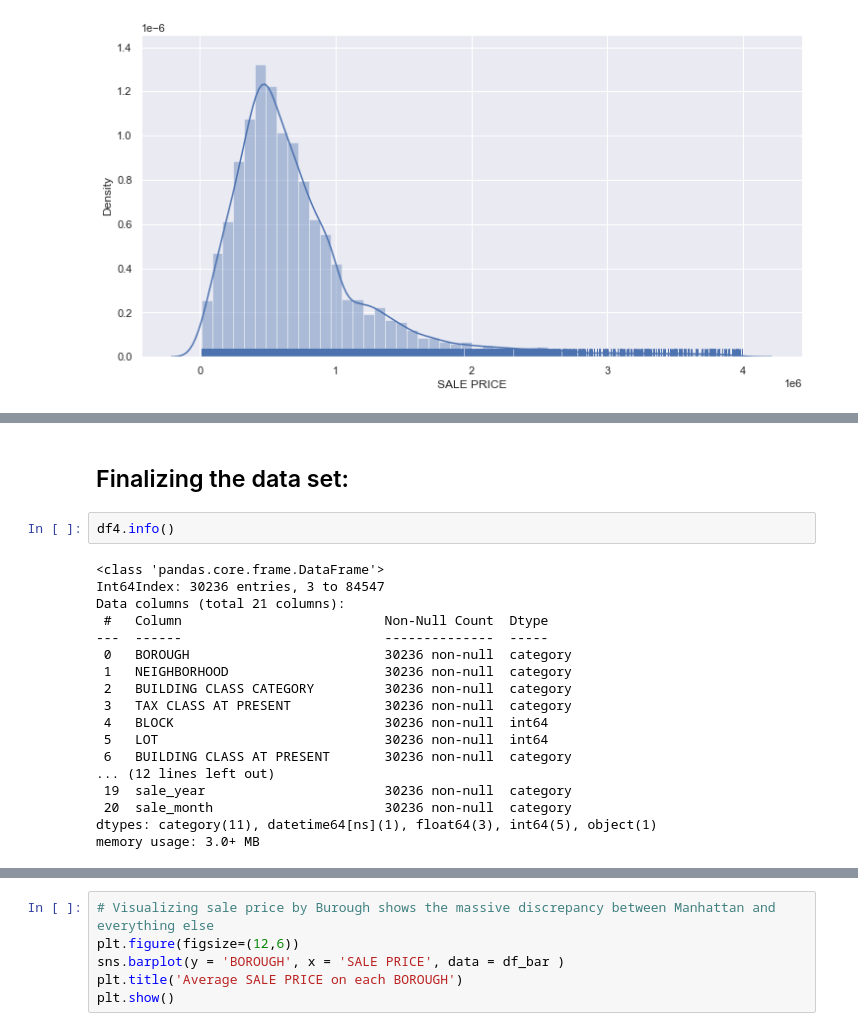
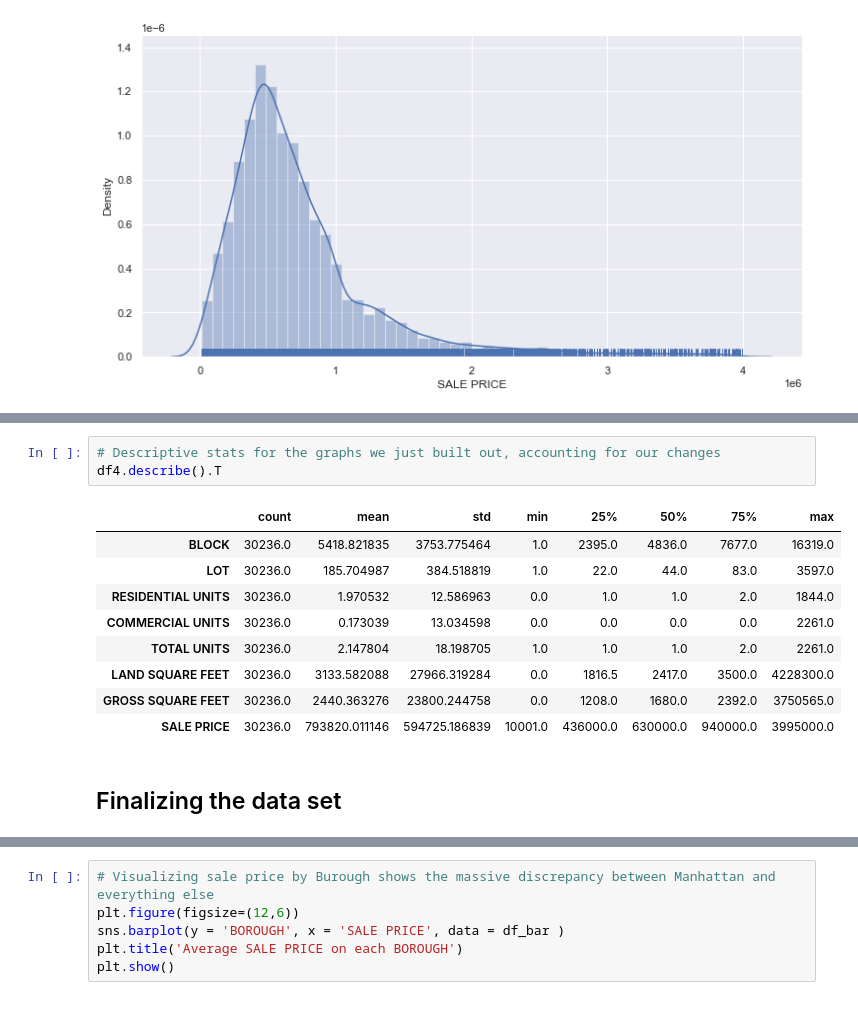
Before and after one commit to Jkamin0/ECN-5090, a Jupyter notebook: HW/HW-2 EDA for NYC.ipynb, the cells around one changed output, grey strips where cells are left out. Cells and saved outputs as stored; diff of their text form.

```diff
--- a/HW/HW-2 EDA for NYC.ipynb
+++ b/HW/HW-2 EDA for NYC.ipynb
@@ -248,22 +277,15 @@ plt.show()
+# %%
+# Descriptive stats for the graphs we just built out, accounting for our changes
+df4.describe().T
+# %% [output]
+|  | count | mean | std | min | 25% | 50% | 75% | max |
+| BLOCK | 30236.0 | 5418.821835 | 3753.775464 | 1.0 | 2395.0 | 4836.0 | 7677.0 | 16319.0 |
+| LOT | 30236.0 | 185.704987 | 384.518819 | 1.0 | 22.0 | 44.0 | 83.0 | 3597.0 |
+| RESIDENTIAL UNITS | 30236.0 | 1.970532 | 12.586963 | 0.0 | 1.0 | 1.0 | 2.0 | 1844.0 |
+| COMMERCIAL UNITS | 30236.0 | 0.173039 | 13.034598 | 0.0 | 0.0 | 0.0 | 0.0 | 2261.0 |
+| TOTAL UNITS | 30236.0 | 2.147804 | 18.198705 | 1.0 | 1.0 | 1.0 | 2.0 | 2261.0 |
+| LAND SQUARE FEET | 30236.0 | 3133.582088 | 27966.319284 | 0.0 | 1816.5 | 2417.0 | 3500.0 | 4228300.0 |
+| GROSS SQUARE FEET | 30236.0 | 2440.363276 | 23800.244758 | 0.0 | 1208.0 | 1680.0 | 2392.0 | 3750565.0 |
+| SALE PRICE | 30236.0 | 793820.011146 | 594725.186839 | 10001.0 | 436000.0 | 630000.0 | 940000.0 | 3995000.0 |
 # %% [markdown]
-## Finalizing the data set:
+## Finalizing the data set
-# %%
-df4.info()
-# %% [output]
-<class 'pandas.core.frame.DataFrame'>
-Int64Index: 30236 entries, 3 to 84547
-Data columns (total 21 columns):
- #   Column                          Non-Null Count  Dtype
----  ------                          --------------  -----
- 0   BOROUGH                         30236 non-null  category
- 1   NEIGHBORHOOD                    30236 non-null  category
- 2   BUILDING CLASS CATEGORY         30236 non-null  category
- 3   TAX CLASS AT PRESENT            30236 non-null  category
- 4   BLOCK                           30236 non-null  int64
- 5   LOT                             30236 non-null  int64
- 6   BUILDING CLASS AT PRESENT       30236 non-null  category
-... (12 lines left out)
- 19  sale_year                       30236 non-null  category
- 20  sale_month                      30236 non-null  category
-dtypes: category(11), datetime64[ns](1), float64(3), int64(5), object(1)
-memory usage: 3.0+ MB
```
Also changed, not shown: parts of 21 cells of this notebook.
